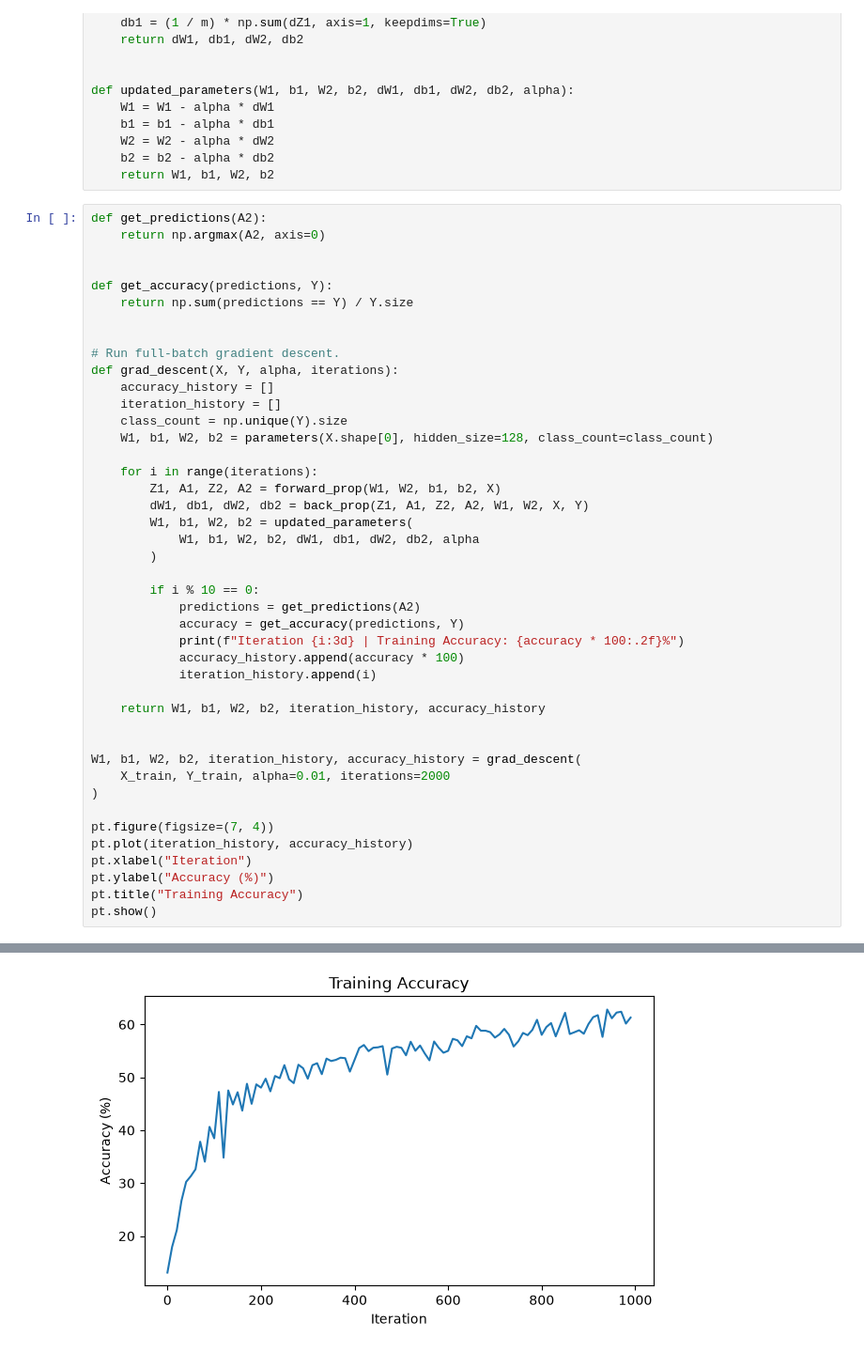
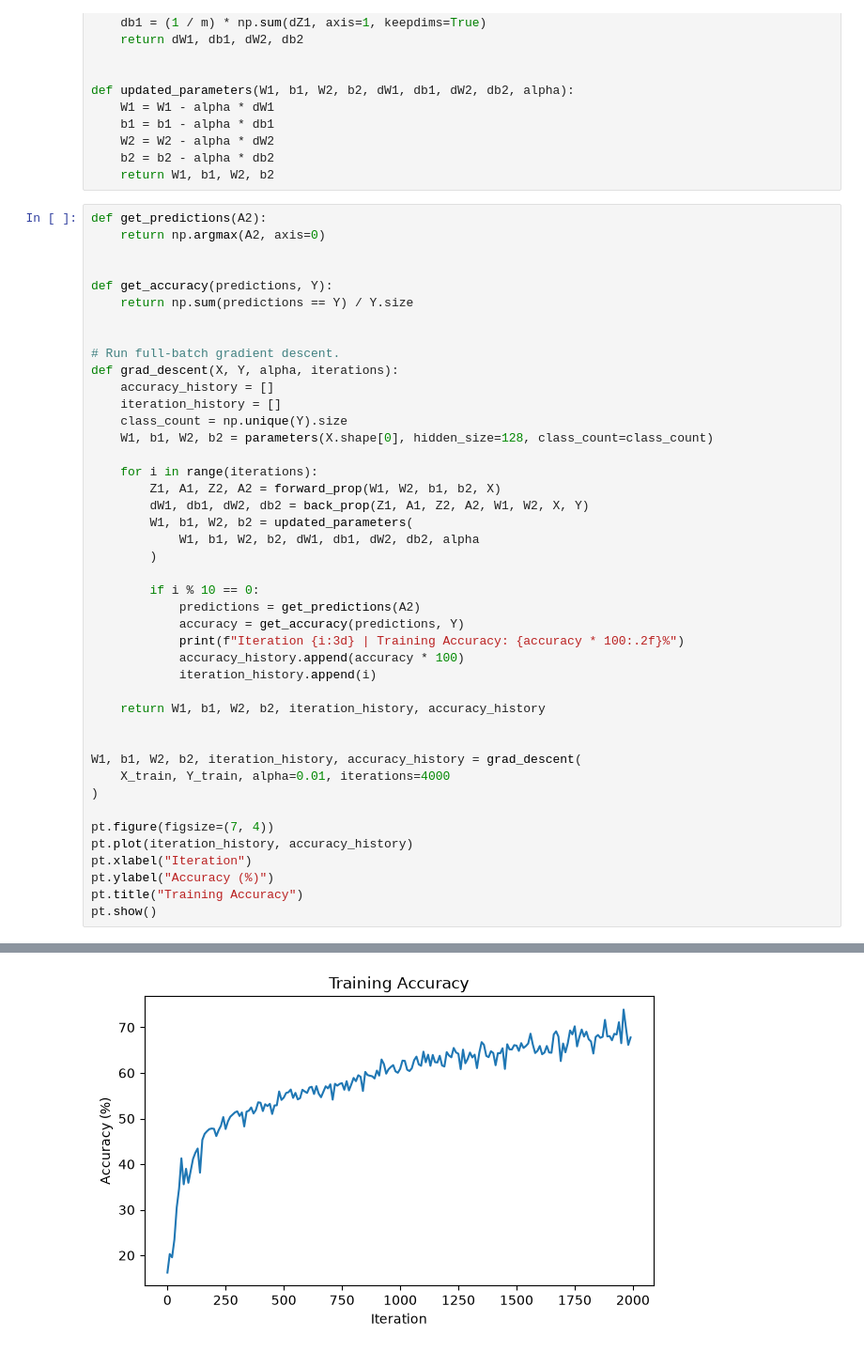
Before and after one commit to SnippyCodes/ScratchNet, a Jupyter notebook: train.ipynb, the cells around one changed output, grey strips where cells are left out. Shown at 94% size. Saved outputs shown, nothing was run; the diff lists cells and outputs as text.

Commit message:
Trained 4000 epchocs on 0.01 alpha

```diff
--- a/train.ipynb
+++ b/train.ipynb
@@ -140,7 +140,7 @@ def grad_descent(X, Y, alpha, iterations):
 
 
 W1, b1, W2, b2, iteration_history, accuracy_history = grad_descent(
-    X_train, Y_train, alpha=0.01, iterations=2000
+    X_train, Y_train, alpha=0.01, iterations=4000
 )
 
 pt.figure(figsize=(7, 4))
@@ -170 +170 @@ Iteration 990 | Training Accuracy: 61.31%
-[figure, old version]
+[figure, new version]
```
Also changed, not shown: parts of 1 cell of this notebook, 1 other file.
